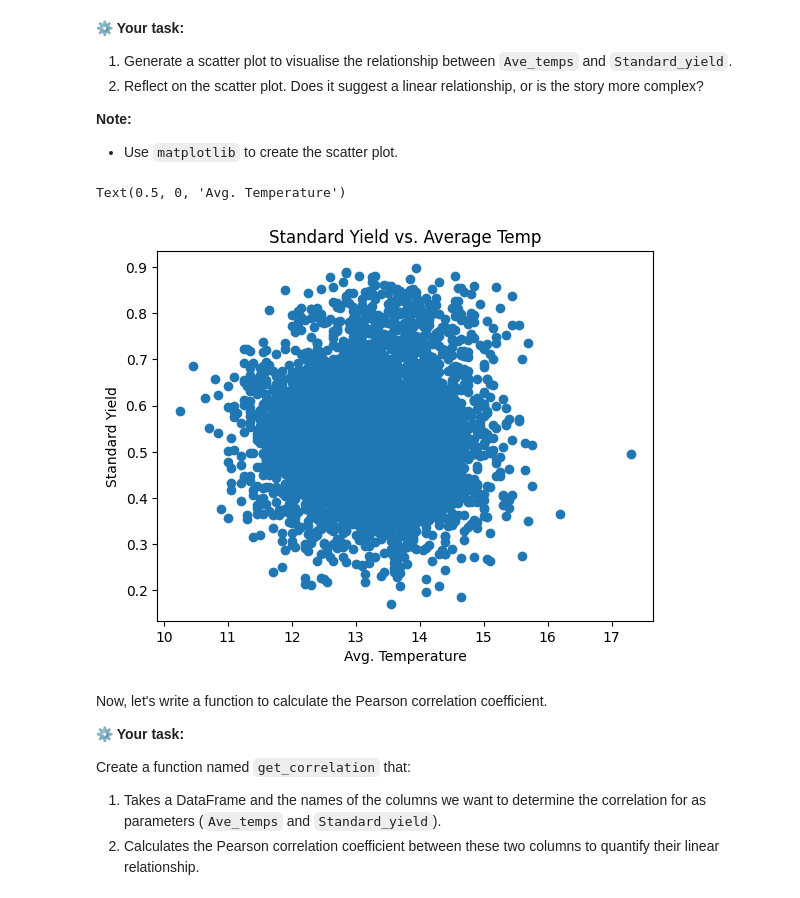
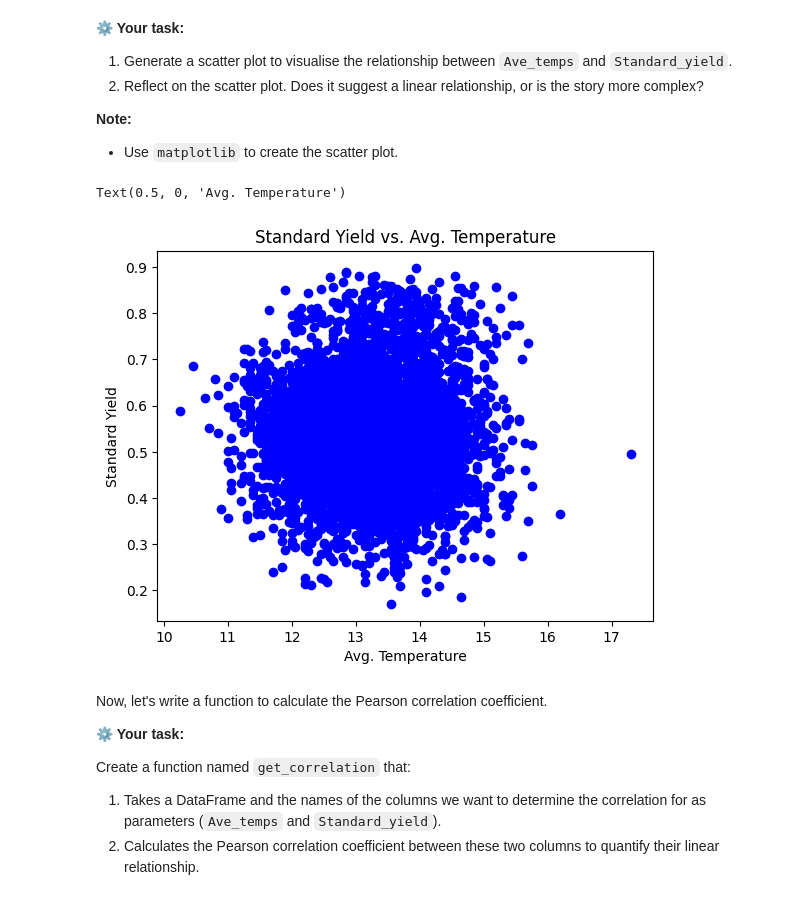
Before and after one commit to mut-rogers/Machine-Learning, a Jupyter notebook: Linear Regression/Code Challenge I/Linear_regression_Code_challenge_student.ipynb, the cells around one changed output. Drawn from its saved outputs; the diff is of its cells as text; code cells hidden in the pictures.

```diff
--- a/Linear Regression/Code Challenge I/Linear_regression_Code_challenge_student.ipynb
+++ b/Linear Regression/Code Challenge I/Linear_regression_Code_challenge_student.ipynb
@@ -223,15 +215,13 @@ Let's start with the basics: a scatter plot.
 import matplotlib.pyplot as plt
 # %%
 # Insert code to draw a scatter plot here
-
-# Scatter Plot
-plt.scatter(x=dataset.Ave_temps, y=dataset.Standard_yield)
-plt.title("Standard Yield vs. Average Temp")
+plt.scatter(x=dataset.Ave_temps, y=dataset.Standard_yield, color="blue")
+plt.title("Standard Yield vs. Avg. Temperature")
 plt.ylabel("Standard Yield")
 plt.xlabel("Avg. Temperature")
 # %% [output]
 Text(0.5, 0, 'Avg. Temperature')
-[figure, old version]
+[figure, new version]
 # %% [markdown]
 Now, let's write a function to calculate the Pearson correlation coefficient.
 
```
Also changed, not shown: parts of 27 cells of this notebook, 2 other files.
